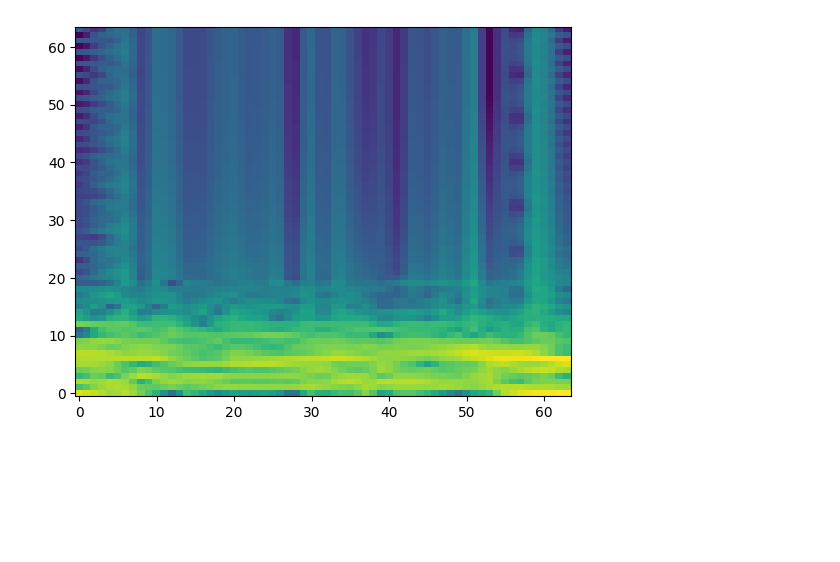
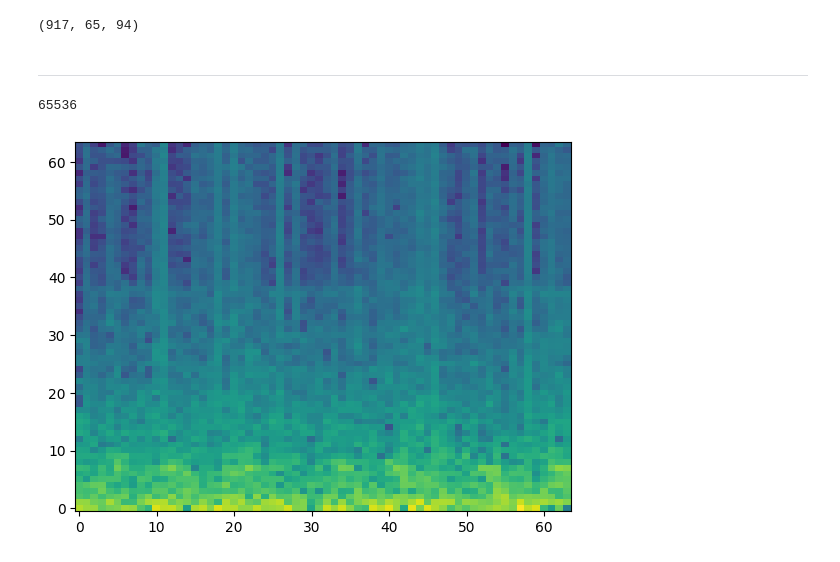
Before and after one commit to jiapulidoar/EEGMAE, a Jupyter notebook: maeeeg.ipynb, the cells around one changed output. Saved outputs shown, nothing was run; the diff lists cells and outputs as text; code cells hidden in the pictures; blank space fills up the shorter version.

```diff
--- a/maeeeg.ipynb
+++ b/maeeeg.ipynb
@@ -12,13 +159,23 @@ from engine_pretrain import train_one_epoch
+# %%
+specs.squeeze().mean(axis=1).shape
+# %% [output]
+(917, 65, 94)
+# %% [markdown]
+---
 # %%
 nfft = 128
 hop_length=16
 spec_size=(64,64)
-in_chans = 128
-eegdataset = dataset.EEGDataset('./dataset/mne_data/', nfft = nfft, hop_length=hop_length, spec_size=spec_size)
+in_chans = 6
+eegdataset = dataset.EEGSleepDataset('./dataset/physionet/30s_splited', nfft = nfft, hop_length=hop_length, spec_size=spec_size)
+# %%
+eegdataset.__len__()
+# %% [output]
+65536
 # %%
-x = eegdataset.__getitem__(0)[0].numpy()
+x = eegdataset.__getitem__(0)[0]
 t = np.linspace(0, 5, 512)
 
-_ = plt.imshow(x.squeeze()[11], aspect="auto", origin="lower")
+_ = plt.imshow(x[0], aspect="auto", origin="lower")
 # %% [output]
-[figure, old version]
+[figure, new version]
```
Also changed, not shown: parts of 59 cells of this notebook, 6 other files.
